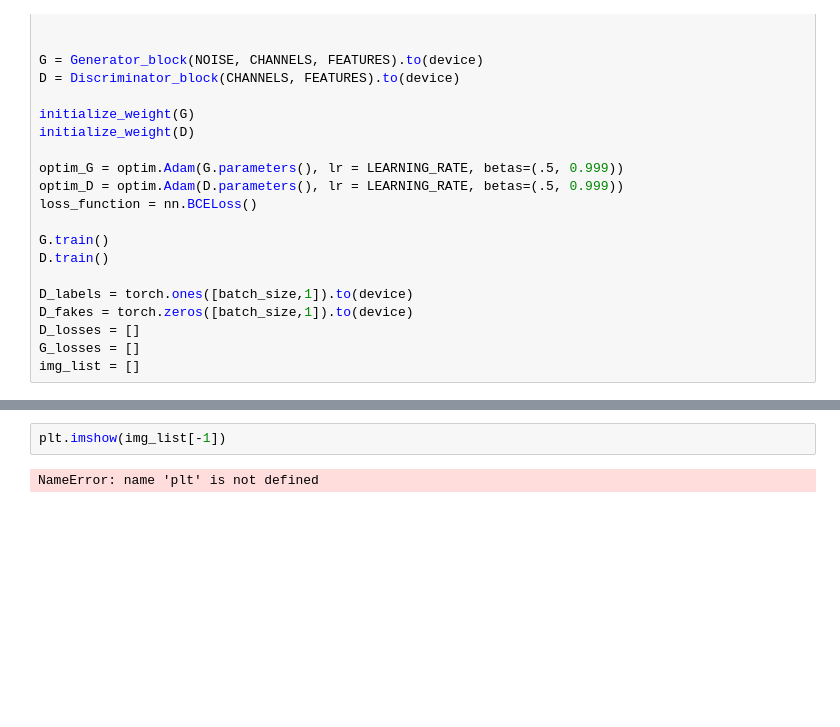
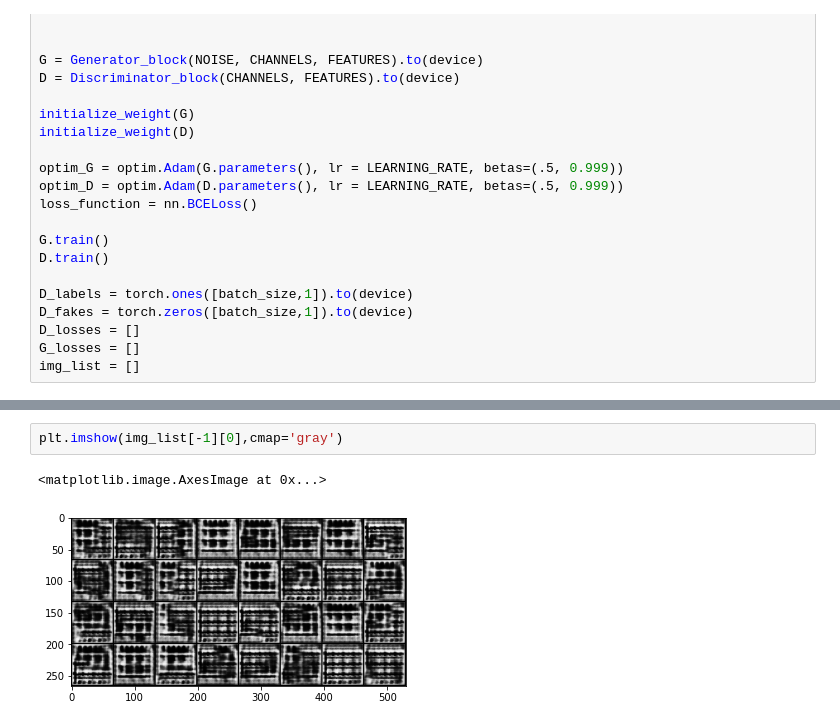
Before and after one commit to shauray8/DCGAN-pytorch, a Jupyter notebook: dc_gan_pytorch/test.ipynb, the cells around one changed output, grey strips where cells are left out. Saved outputs shown, nothing was run; the diff lists cells and outputs as text; blank space fills up the shorter version.

```diff
--- a/dc_gan_pytorch/test.ipynb
+++ b/dc_gan_pytorch/test.ipynb
@@ -180,4 +185,5 @@ plt.imshow(img_list[0])
 # %%
-plt.imshow(img_list[-1])
+plt.imshow(img_list[-1][0],cmap='gray')
 # %% [output]
-NameError: name 'plt' is not defined
+<matplotlib.image.AxesImage at 0x...>
+[figure, added]
```
Also changed, not shown: parts of 3 cells of this notebook.
